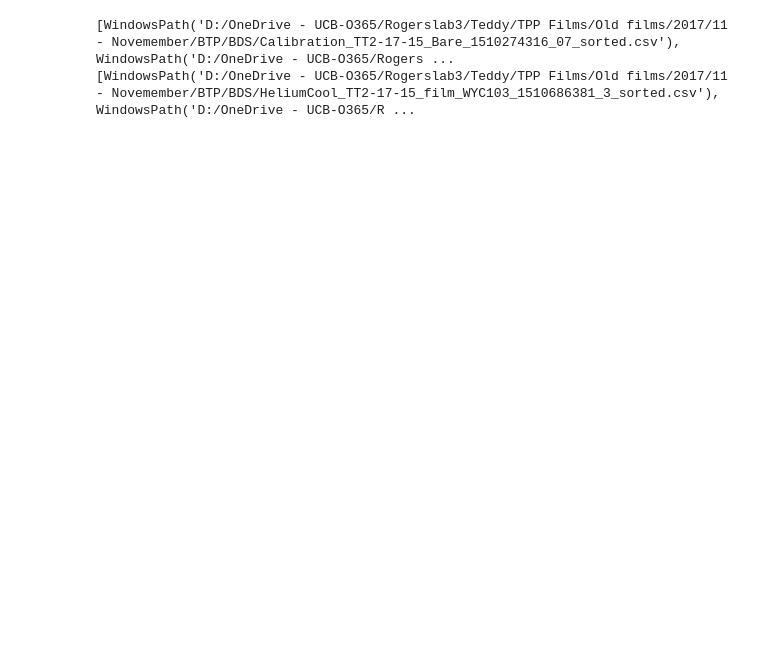
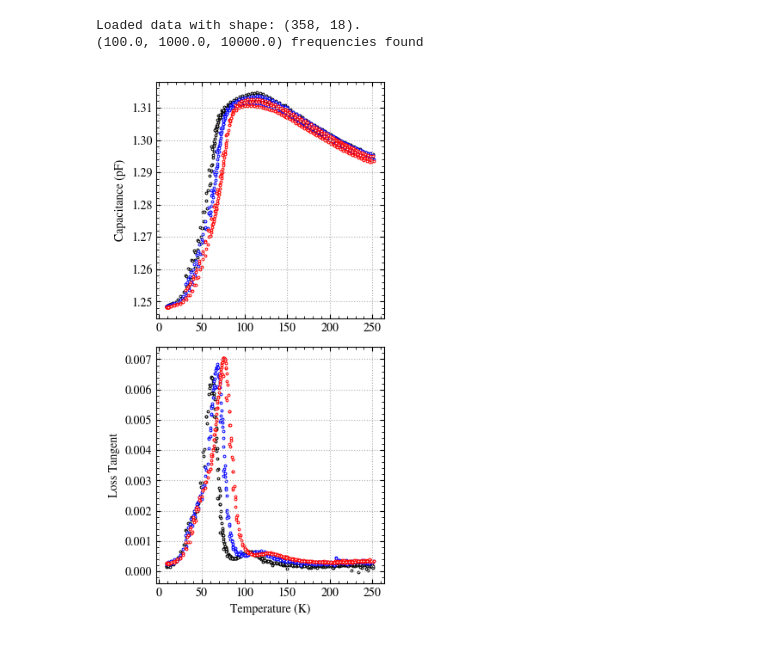
Before and after one commit to ttortorici/fitting, a Jupyter notebook: test_debye33.ipynb, the cells around one changed output. Drawn from its saved outputs; the diff is of its cells as text; code cells hidden in the pictures; blank space fills up the shorter version.

```diff
--- a/test_debye33.ipynb
+++ b/test_debye33.ipynb
@@ -1,25 +1,23 @@
 # %%
-from fitting.debye import Debye33
-from fitting.data import DataSet
+from fitting.debye33 import Debye33
+from fitting.data import DataSetOld
 from pathlib import Path
 import numpy as np
 import matplotlib.pylab as plt
 import matplotlib
 matplotlib.rcParams['font.family'] = 'STIXGeneral'
 matplotlib.rcParams["mathtext.fontset"] = "cm"
 %matplotlib widget
 
-dir = Path(r'D:\OneDrive - UCB-O365\Rogerslab3\Teddy\TPP Films\Old films\2017\11 - Novemember\BTP\BDS')
+dir = Path(r'C:\Users\Teddy\OneDrive - UCB-O365\Rogerslab3\Teddy\Thesis\chapter-4\Data\BDS')
 
-calibration_files = list(dir.glob("Calibration*"))
-data_files = list(dir.glob("HeliumCool*"))
+# calibration_files = list(dir.glob("Calibration*"))
+# data_files = list(dir.glob("HeliumCool*"))
 
-for file in calibration_files:
-    print(file)
-    cal = DataSet(file)
-    cal.fit()
-    cal.plot()
-    plt.show()
+data_file = list((dir / "1@TPP sat - GBA 124").glob("*"))[1]
+data = DataSetOld(data_file)
+fig, _ = data.show()
 # %% [output]
-[WindowsPath('D:/OneDrive - UCB-O365/Rogerslab3/Teddy/TPP Films/Old films/2017/11 - Novemember/BTP/BDS/Calibration_TT2-17-15_Bare_1510274316_07_sorted.csv'), WindowsPath('D:/OneDrive - UCB-O365/Rogers ...
-[WindowsPath('D:/OneDrive - UCB-O365/Rogerslab3/Teddy/TPP Films/Old films/2017/11 - Novemember/BTP/BDS/HeliumCool_TT2-17-15_film_WYC103_1510686381_3_sorted.csv'), WindowsPath('D:/OneDrive - UCB-O365/R ...
+Loaded data with shape: (358, 18).
+(100.0, 1000.0, 10000.0) frequencies found
+[figure, added]
```
Also changed, not shown: parts of 1 cell of this notebook, 3 other files.
